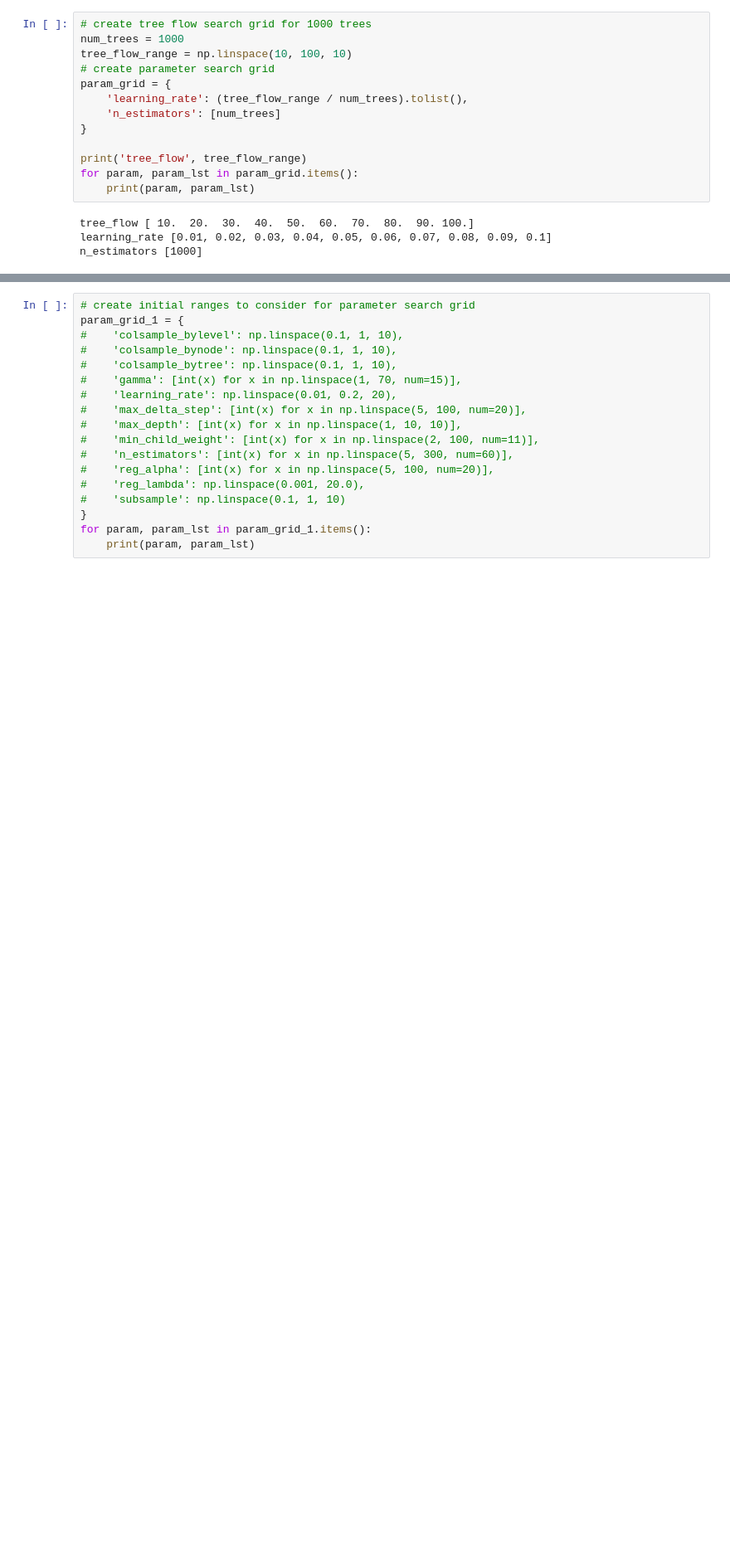
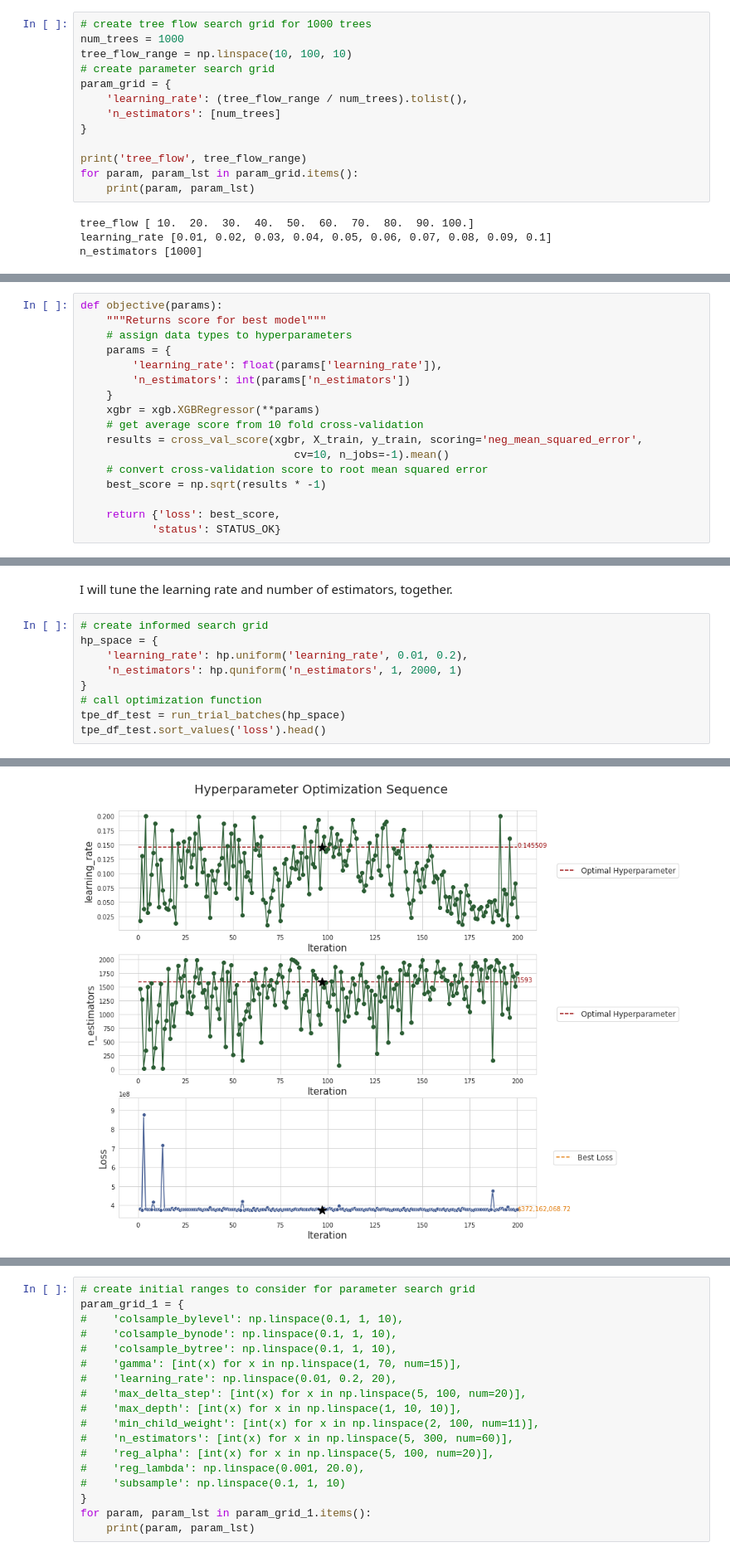
Before and after one commit to christianspybrook/springboard, a Jupyter notebook: capstones/capstone2/capstone2_xgb_regressor_test.ipynb, the cells around one changed output, grey strips where cells are left out. Shown at 83% size. Drawn from its saved outputs; the diff is of its cells as text; blank space fills up the shorter version.

```diff
--- a/capstones/capstone2/capstone2_xgb_regressor_test.ipynb
+++ b/capstones/capstone2/capstone2_xgb_regressor_test.ipynb
@@ -387,0 +394,17 @@ The optimal learning rate is independent of the number of trees used for this da
+# %%
+def objective(params):
+    """Returns score for best model"""
+    # assign data types to hyperparameters
+    params = {
+        'learning_rate': float(params['learning_rate']),
+        'n_estimators': int(params['n_estimators'])
+    }
+    xgbr = xgb.XGBRegressor(**params)
+    # get average score from 10 fold cross-validation
+    results = cross_val_score(xgbr, X_train, y_train, scoring='neg_mean_squared_error',
+                                 cv=10, n_jobs=-1).mean()
+    # convert cross-validation score to root mean squared error
+    best_score = np.sqrt(results * -1)
+
+    return {'loss': best_score,
+           'status': STATUS_OK}
@@ -387,0 +500,12 @@ The optimal learning rate is independent of the number of trees used for this da
+# %% [markdown]
+I will tune the learning rate and number of estimators, together.
+# %%
+# create informed search grid
+hp_space = {
+    'learning_rate': hp.uniform('learning_rate', 0.01, 0.2),
+    'n_estimators': hp.quniform('n_estimators', 1, 2000, 1)
+}
+# call optimization function
+tpe_df_test = run_trial_batches(hp_space)
+tpe_df_test.sort_values('loss').head()
+# %% [output]
@@ -387,0 +518 @@ The optimal learning rate is independent of the number of trees used for this da
+[figure, added]
```
Also changed, not shown: parts of 24 cells of this notebook.
